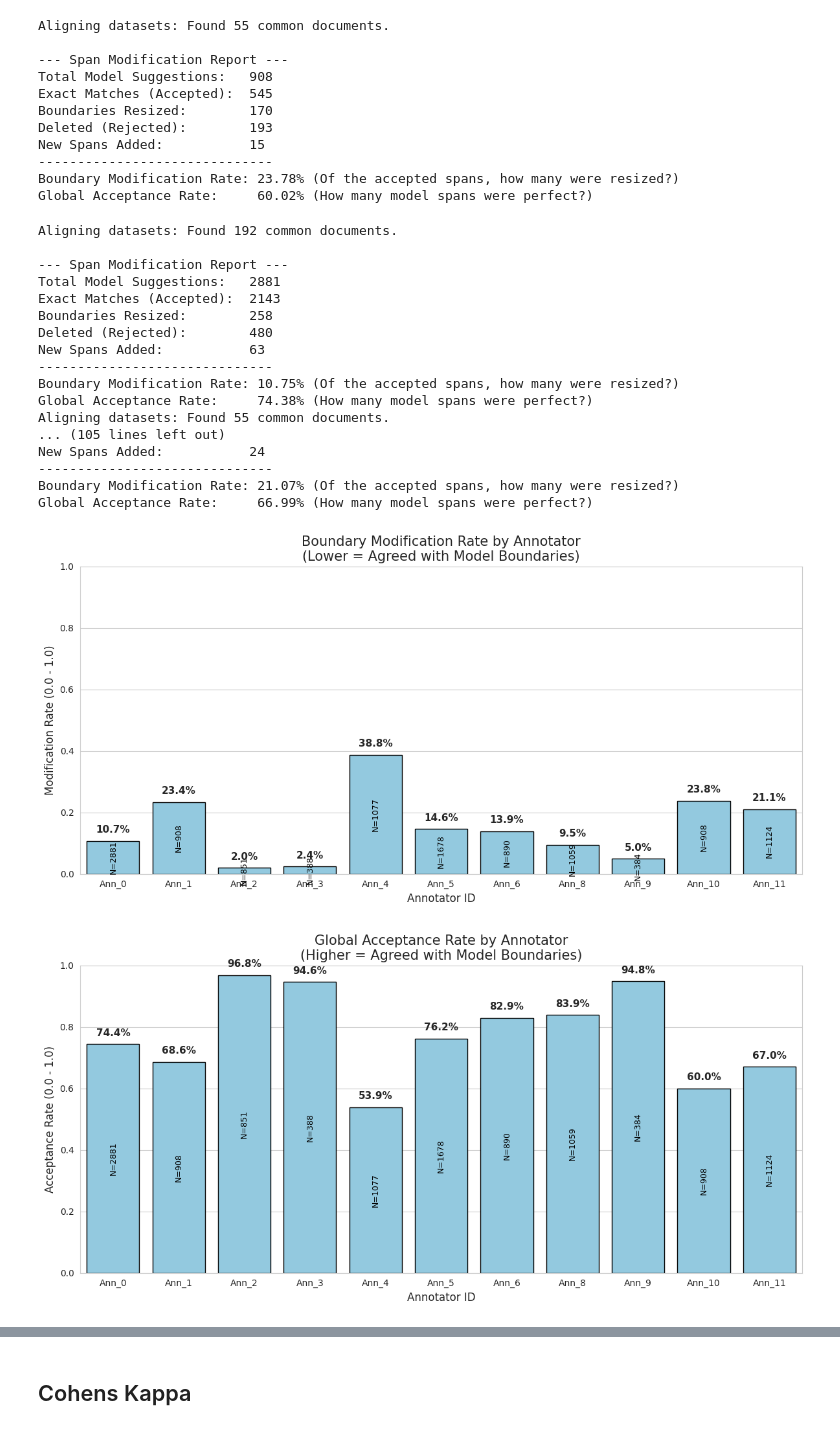
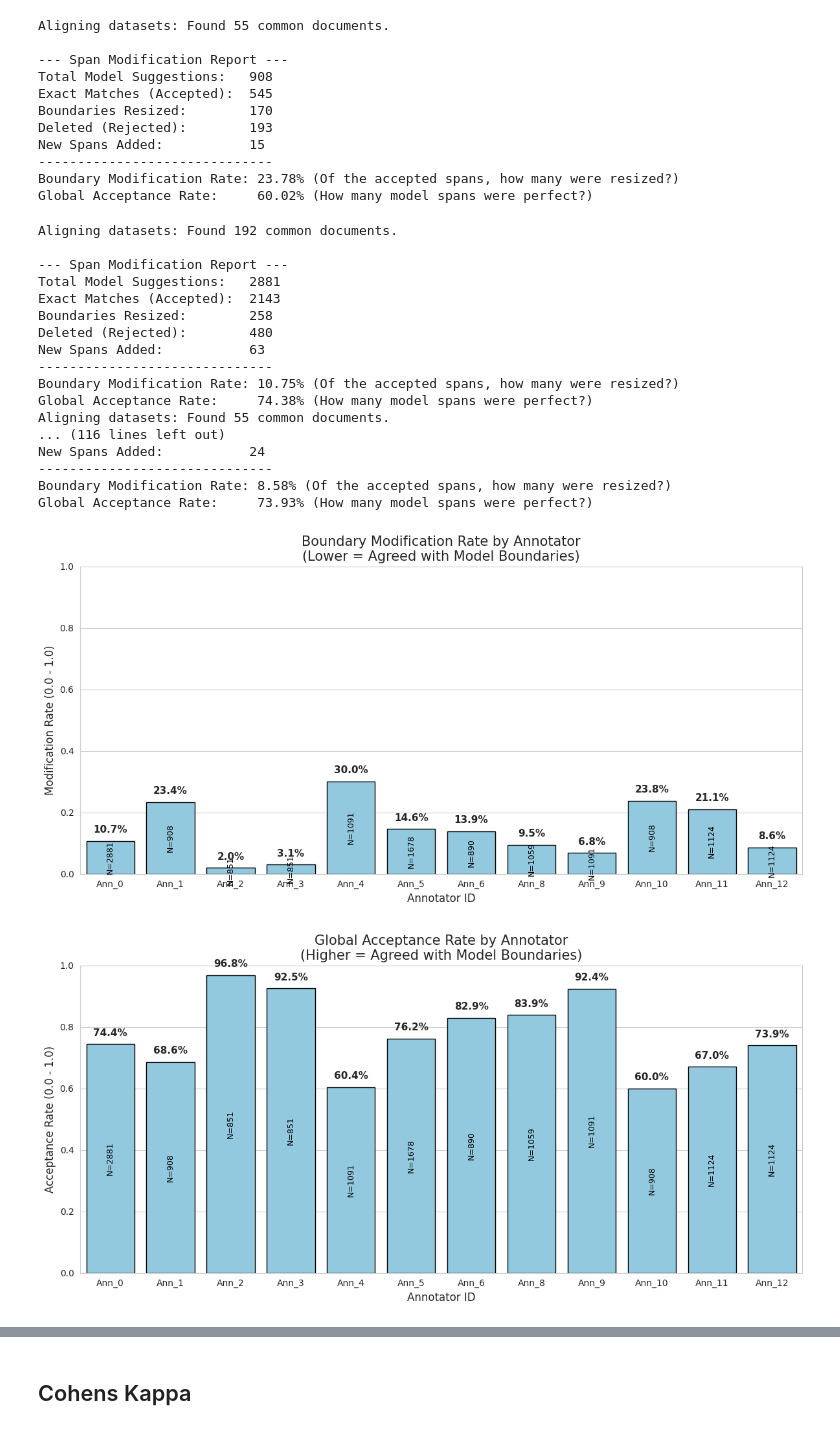
Before and after one commit to P0L3/CliReNER, a Jupyter notebook: annotator_stats.ipynb, the cells around one changed output, grey strips where cells are left out. Saved outputs shown, nothing was run; the diff lists cells and outputs as text; code cells hidden in the pictures.

Commit message:
Updates consensus_visualizer; annotator_stats -> NEXT: Add consensus visualizer to the readme.md

```diff
--- a/annotator_stats.ipynb
+++ b/annotator_stats.ipynb
@@ -533,15 +496,17 @@ data_0 = convert_to_token_spans(cwed4eta_process_json_file(ANNOTATOR_DIR + "0/"
 data_1 = convert_to_token_spans(cwed4eta_process_json_file(ANNOTATOR_DIR + "1/" + "G3_10226.json", [4, 1, 5])) # [4, 1, 5]
 data_2 = convert_to_token_spans(cwed4eta_process_json_file(ANNOTATOR_DIR + "2/" + "G4_14126.json", [1, 6])) # [1, 6]
 data_3 = convert_to_token_spans(cwed4eta_process_json_file(ANNOTATOR_DIR + "3/" + "G4_4326.json", [1, 7])) # [1, 7]
-data_4 = convert_to_token_spans(cwed4eta_process_json_file(ANNOTATOR_DIR + "4/" + "G2_4326.json", [1, 8]))
-data_5 = convert_to_token_spans(process_directory_of_json_files("RESULTS/ANNOTATORS/5/", [9]))
+data_4 = convert_to_token_spans(cwed4eta_process_json_file(ANNOTATOR_DIR + "4/" + "G2_4326_2.json", [1, 8]))
+data_5 = convert_to_token_spans(process_directory_of_json_files(ANNOTATOR_DIR + "5/", [1, 9])) # [1, 9]
 data_6 = convert_to_token_spans(cwed4eta_process_json_file(ANNOTATOR_DIR + "6/" + "G1_15126.json", [13]))
 data_7 = None
 data_8 = convert_to_token_spans(cwed4eta_process_json_file(ANNOTATOR_DIR + "8/" + "G6_7126.json", [12]))
-data_9 = convert_to_token_spans(cwed4eta_process_json_file(ANNOTATOR_DIR + "9/" + "G2_4326.json", [1, 11])) # [1, 11]
+data_9 = convert_to_token_spans(cwed4eta_process_json_file(ANNOTATOR_DIR + "9/" + "G2_4326_1.json", [1, 11])) # [1, 11]
 data_10 = convert_to_token_spans(cwed4eta_process_json_file(ANNOTATOR_DIR + "10/" + "G3_10226_2.json", [1, 15])) # [1, 15]
 data_11 = convert_to_token_spans(cwed4eta_process_json_file(ANNOTATOR_DIR + "11/" + "G5_21126.json", [4, 1, 14])) # [4, 1, 14]
-data_12 = None
+with open(ANNOTATOR_DIR + "12/" + "G5_4326.json", "r") as f:
+    data_12 = json.load(f)
+# convert_to_token_spans(cwed4eta_process_json_file(ANNOTATOR_DIR + "12/" + "G5_4326.json"))
 
 ##
 # A0 - convert_to_token_spans(cwed4eta_process_json_file(ANNOTATOR_DIR + "0/" + "OG.json"))
@@ -559,3 +524,14 @@ data_12 = None
 # # data_2 = convert_to_token_spans(cwed4eta_process_json_file("RESULTS/ANNOTATORS/5/part3_G6.json", [9]))
 # ## OR
 # data_2 = convert_to_token_spans(process_directory_of_json_files("RESULTS/ANNOTATORS/5/", [9]))
+
+# Filter data_0 to act as 2nd annotator for data_10
+# data_11_ids = [r["id"] for r in data_11]
+# data_0 = []
+# for r in data_0_full:
+#     if r["id"] in data_11_ids:
+#         data_0.append(r)
+# %%
+for row in data_5:
+    if row["id"] == "65955-1":
+        print(row)
@@ -696,7 +674,7 @@ import numpy as np
 # ---------------------------------------------------------
 results_list = []
 all_annotators = [data_0, data_1, data_2, data_3, data_4, data_5,
-                  data_6, data_7, data_8, data_9, data_10, data_11]
+                  data_6, data_7, data_8, data_9, data_10, data_11, data_12]
 
 
 # We enumerate to keep track of which 'data_x' variable it is
@@ -801,38 +779,38 @@ for i, p in enumerate(ax.patches):
     n_count = df.iloc[i]['total_model_spans']
 
     # Label 1: The Percentage
     ax.text(p.get_x() + p.get_width() / 2., height + 0.02,
             f'{height:.1%}',
             ha="center", va="bottom", fontsize=11, fontweight='bold')
 
     # Label 2: The Sample Size (Important because Ann_1 has only 45 samples vs Ann_0's 2881)
     if n_count > 0:
         ax.text(p.get_x() + p.get_width() / 2., height / 2,
                 f'N={n_count}',
                 ha="center", va="center", fontsize=9, color='black', rotation=90)
 
 plt.tight_layout()
 plt.show()
 # %% [output]
 Aligning datasets: Found 192 common documents.
 
 --- Span Modification Report ---
 Total Model Suggestions:   2881
 Exact Matches (Accepted):  2143
 Boundaries Resized:        258
 Deleted (Rejected):        480
 New Spans Added:           63
 ------------------------------
 Boundary Modification Rate: 10.75% (Of the accepted spans, how many were resized?)
 Global Acceptance Rate:     74.38% (How many model spans were perfect?)
 Aligning datasets: Found 55 common documents.
-... (105 lines left out)
+... (116 lines left out)
 New Spans Added:           24
 ------------------------------
-Boundary Modification Rate: 21.07% (Of the accepted spans, how many were resized?)
-Global Acceptance Rate:     66.99% (How many model spans were perfect?)
+Boundary Modification Rate: 8.58% (Of the accepted spans, how many were resized?)
+Global Acceptance Rate:     73.93% (How many model spans were perfect?)
-[figure, old version]
+[figure, new version]
-[figure, old version]
+[figure, new version]
 # %%
 # Select relevant columns for stacking
 plot_cols = ['exact_matches', 'modified_boundaries', 'deleted_by_annotator']
```
Also changed, not shown: parts of 10 cells of this notebook, 2 other files.
